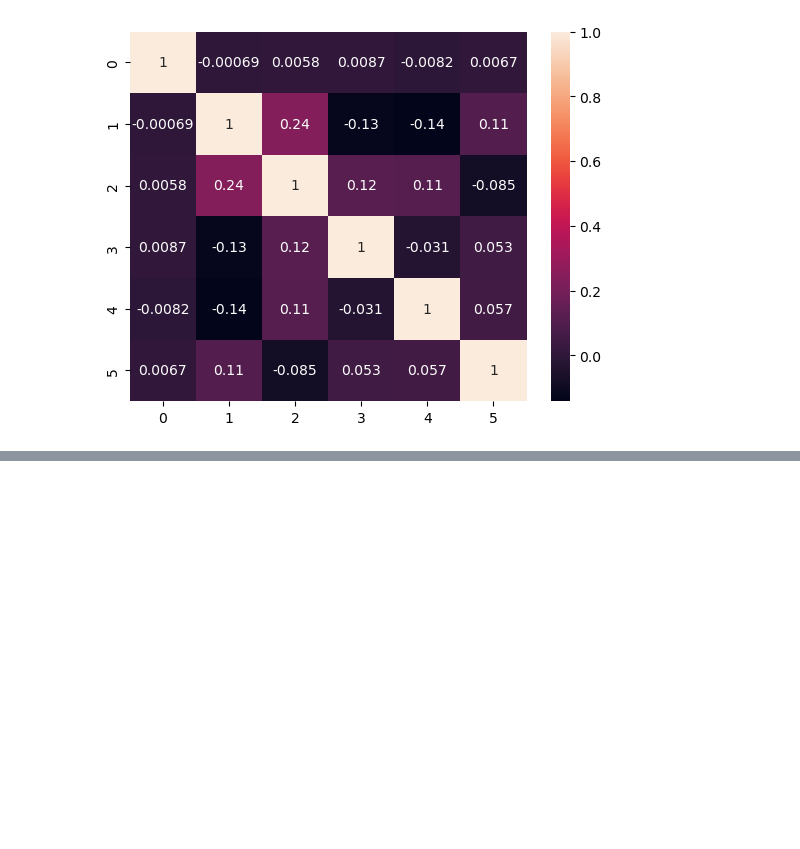
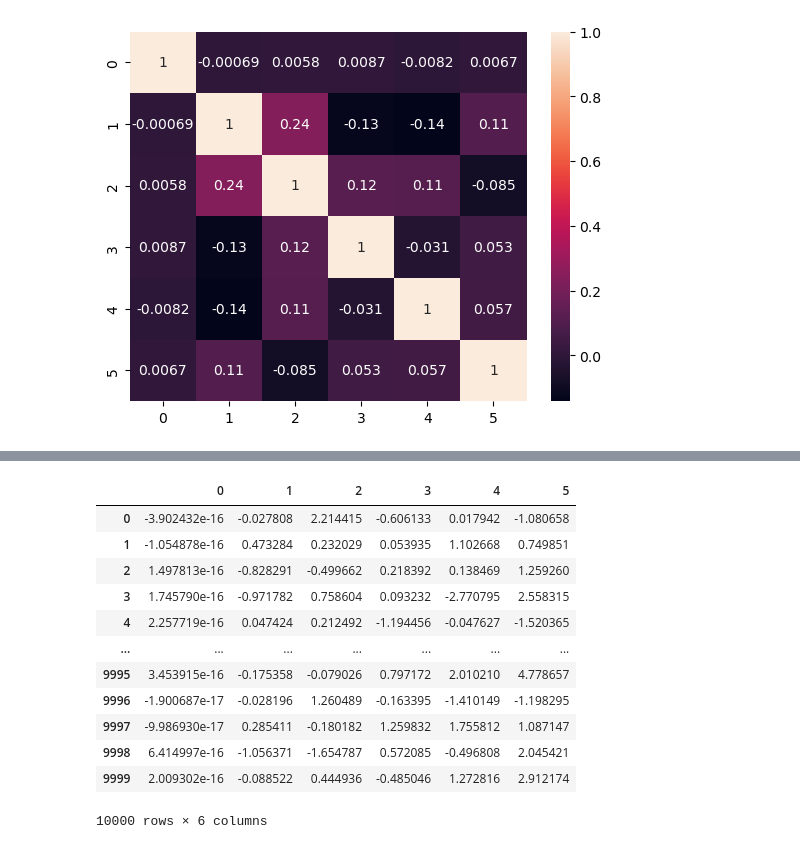
Before and after one commit to malo4300/ICA_IV, a Jupyter notebook: source_estimation_breakdown.ipynb, the cells around one changed output, grey strips where cells are left out. Saved outputs shown, nothing was run; the diff lists cells and outputs as text; code cells hidden in the pictures; blank space fills up the shorter version.

```diff
--- a/source_estimation_breakdown.ipynb
+++ b/source_estimation_breakdown.ipynb
@@ -104,3 +115,5 @@ sns.heatmap(correlation, annot=True)
 # %% [output]
 <Axes: >
 [figure]
+# %%
+data = pd.read_csv("sim_data_separate_signels/estimated_signals_separate_CausalVarEM_16.csv", header= 0)
@@ -106,0 +140,16 @@ sns.heatmap(correlation, annot=True)
+# %%
+data
+# %% [output]
+|  | 0 | 1 | 2 | 3 | 4 | 5 |
+| 0 | -3.902432e-16 | -0.027808 | 2.214415 | -0.606133 | 0.017942 | -1.080658 |
+| 1 | -1.054878e-16 | 0.473284 | 0.232029 | 0.053935 | 1.102668 | 0.749851 |
+| 2 | 1.497813e-16 | -0.828291 | -0.499662 | 0.218392 | 0.138469 | 1.259260 |
+| 3 | 1.745790e-16 | -0.971782 | 0.758604 | 0.093232 | -2.770795 | 2.558315 |
+| 4 | 2.257719e-16 | 0.047424 | 0.212492 | -1.194456 | -0.047627 | -1.520365 |
+| ... | ... | ... | ... | ... | ... | ... |
+| 9995 | 3.453915e-16 | -0.175358 | -0.079026 | 0.797172 | 2.010210 | 4.778657 |
+| 9996 | -1.900687e-17 | -0.028196 | 1.260489 | -0.163395 | -1.410149 | -1.198295 |
+| 9997 | -9.986930e-17 | 0.285411 | -0.180182 | 1.259832 | 1.755812 | 1.087147 |
+| 9998 | 6.414997e-16 | -1.056371 | -1.654787 | 0.572085 | -0.496808 | 2.045421 |
+| 9999 | 2.009302e-16 | -0.088522 | 0.444936 | -0.485046 | 1.272816 | 2.912174 |
+10000 rows × 6 columns
```
Also changed, not shown: parts of 8 cells of this notebook, 4 other files.
